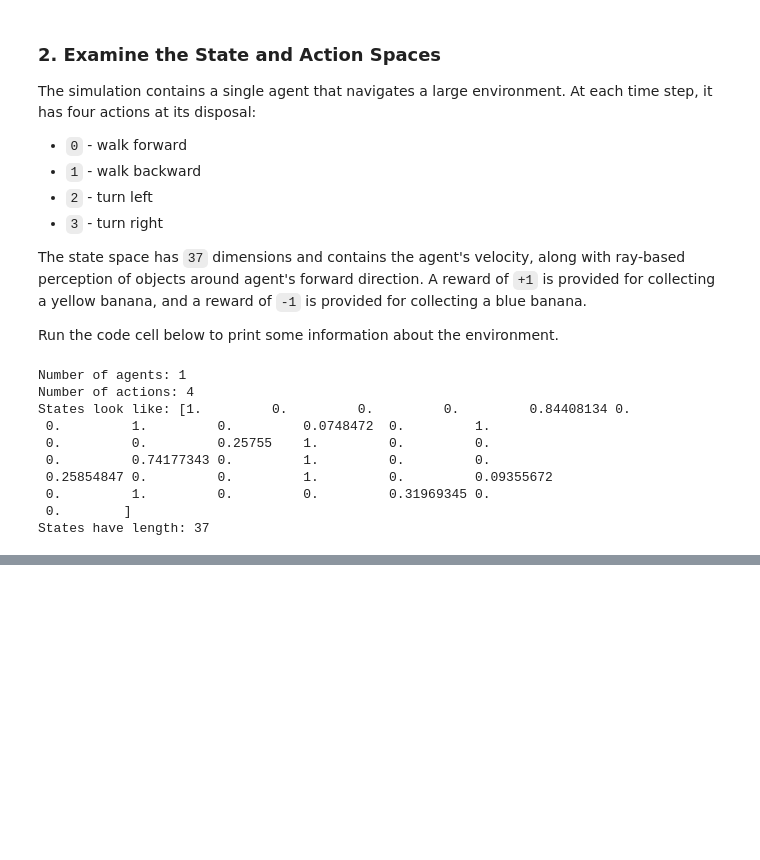
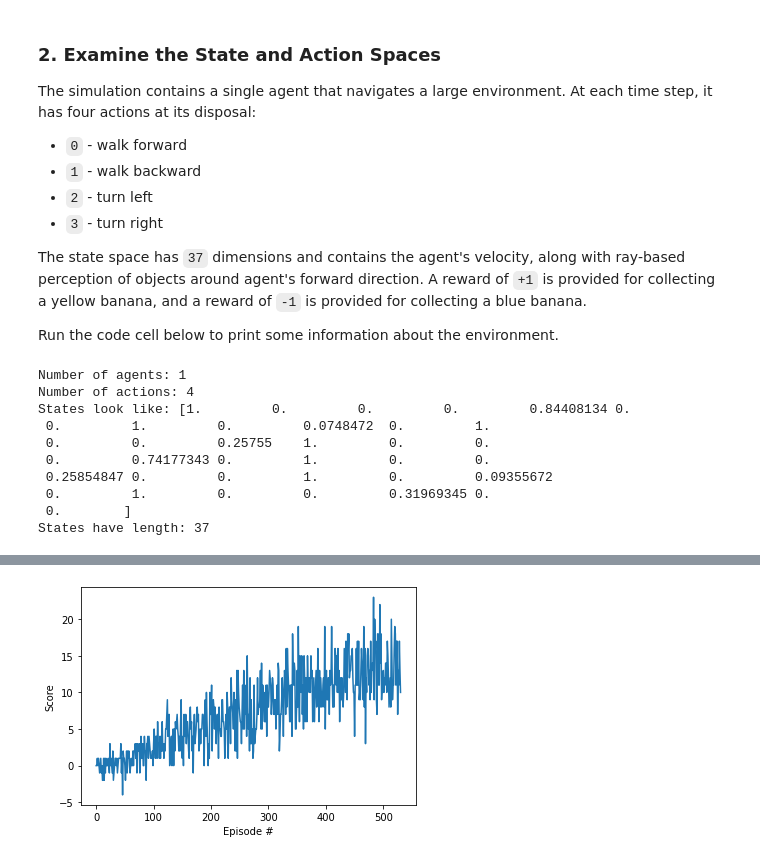
Before and after one commit to schmiJo/Project1_Navigation, a Jupyter notebook: Navigation.ipynb, the cells around one changed output, grey strips where cells are left out. Saved outputs shown, nothing was run; the diff lists cells and outputs as text; code cells hidden in the pictures; blank space fills up the shorter version.

Commit message:
initial commit

```diff
--- a/Navigation.ipynb
+++ b/Navigation.ipynb
@@ -100,0 +113,81 @@ Of course, as part of the project, you'll have to change the code so that the ag
+# %%
+# define the learning algorithm and learn until the problem is solved or the max amount of actions is taken
+
+def dqn(n_episodes=1800, max_action= 400, eps_start=1.0, eps_end=0.1, eps_decay=0.995):
+    """Deep Q-Learning.
+
+    Params
+    ======
+        n_episodes (int): maximum number of training episodes
+        max_action (int): maximum number of actions per episode
+        eps_start (float): starting value of epsilon, for epsilon-greedy action selection
+        eps_end (float): minimum value of epsilon
+        eps_decay (float): multiplicative factor (per episode) for decreasing epsilon
+    """
+    scores = []
+    scores_window = deque(maxlen=100)
+
+    #Set epsilon to the initial value for epsilon
+    eps = eps_start
+
+
+    for i_episode in range(1,n_episodes+1):
+
+
+        #reset the environment for every episode and initialize the state
+        step_brain_info = env.reset(train_mode=i_episode % 100 != 0)[brain_name] # reset the environment
+        state = step_brain_info.vector_observations[0]   #obtain the starting state
+
+        score = 0 #initialze the score for the episode
+
+
+
+        for a in range(max_action):
+            action = agent.act(state, eps) # the agent chooses an action
+
+            step_brain_info = env.step(action)[brain_name]
+
+            next_state = step_brain_info.vector_observations[0]   # get the next state
+            reward = step_brain_info.rewards[0]                   # get the reward
+            done = step_brain_info.local_done[0]                  # see if episode has finished
+            score += reward
+
+
+            agent.step(state, action, reward, next_state, done)
+
+            state = next_state                             # roll over the state to next time step
+            if done:                     # exit loop if episode finished
+                break
+
+            if env.global_done:
+                print('Global Done Steps: '+ str(a))
+                break
+
+
+        scores.append(score)
+        scores_window.append(score)       # save most recent score
+
+        # Epsilon decays up to eps_end
+        eps = max(eps_end, eps_decay*eps)
+
+
+        print('\rEpisode {}\tavg Score: {:.2f}'.format(i_episode, np.mean(scores_window)), end="")
+        if i_episode % 100 == 0:
+            print('\rEpisode {}\tavg Score: {:.2f}'.format(i_episode, np.mean(scores_window)))
+        if np.mean(scores_window)>=13.0:
+            print('\nEnvironment solved in {:d} episodes!\tAverage Score: {:.2f}'.format(i_episode-100, np.mean(scores_window)))
+            #torch.save(agent.qnetwork_local.state_dict(), 'checkpoint.pth')
+            break
+
+
+    return scores
+
+scores =  dqn()
+# plot the scores
+fig = plt.figure()
+ax = fig.add_subplot(111)
+plt.plot(np.arange(len(scores)), scores)
+plt.ylabel('Score')
+plt.xlabel('Episode #')
+plt.show()
+# %% [output]
@@ -100,0 +201 @@ Of course, as part of the project, you'll have to change the code so that the ag
+[figure, added]
```
Also changed, not shown: parts of 12 cells of this notebook, 7 other files.
